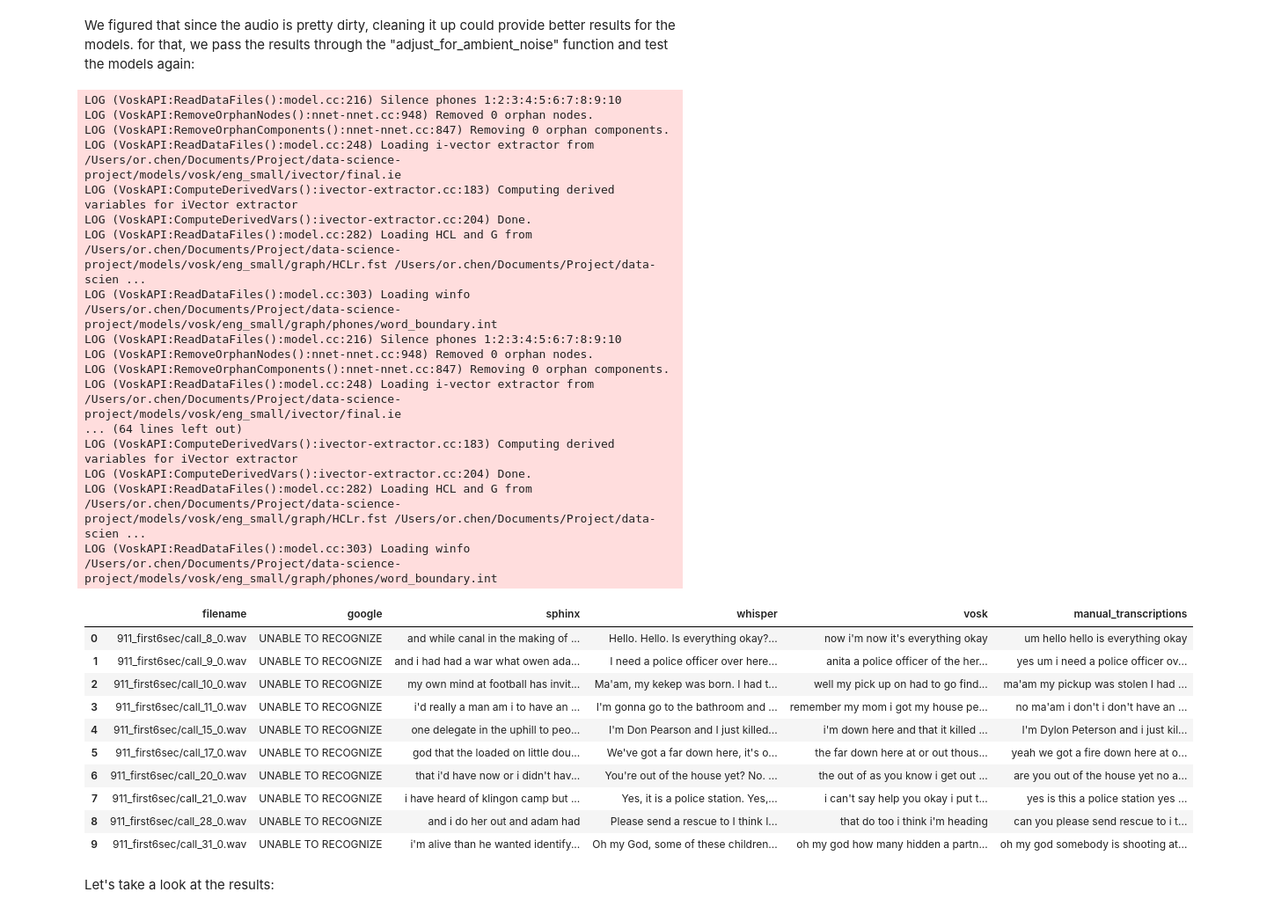
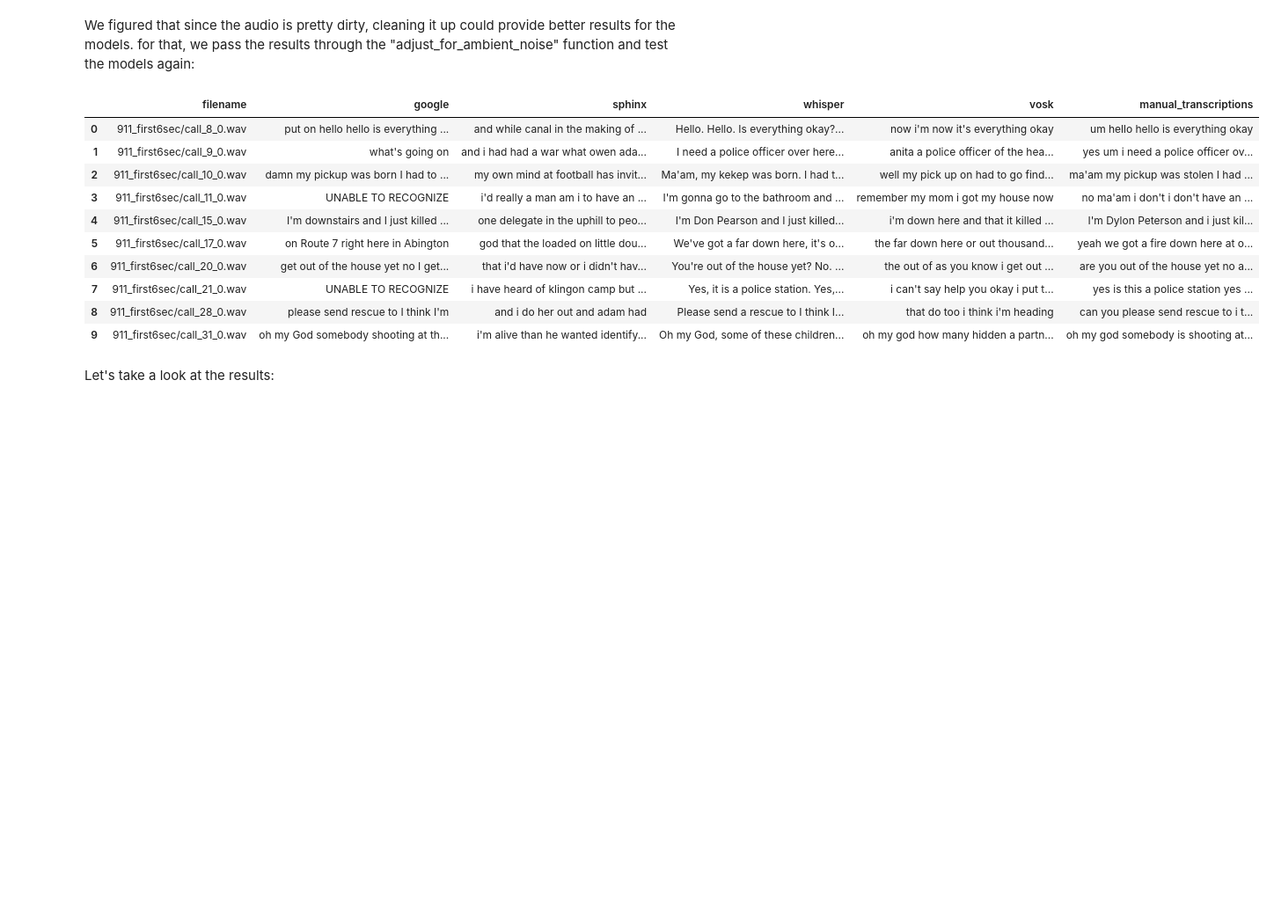
Before and after one commit to ramwtz/data-science-project, a Jupyter notebook: 911_project.ipynb, the cells around one changed output. Shown at 88% size. Drawn from its saved outputs; the diff is of its cells as text; code cells hidden in the pictures; blank space fills up the shorter version.

```diff
--- a/911_project.ipynb
+++ b/911_project.ipynb
@@ -1258,12 +1259,9 @@ def get_audio(audio_file_path, filter_noise=False):
       r.adjust_for_ambient_noise(src, duration=0.5)
     return r.record(src)
 
-def recognize_vosk(audio, model=None):
-  models_path = os.path.join(cur_dir, 'models')
-  if model is None:
-    model_path = os.path.join(models_path, 'vosk', 'eng_small')
-  else:
-    model_path = os.path.join(models_path, 'vosk', model)
+def recognize_vosk(audio, model='eng_small'):
+  models_path = os.path.join(cwd, 'models')
+  model_path = os.path.join(models_path, 'vosk', model)
 
   vosk_audio = audio.get_raw_data(convert_rate=16000, convert_width=2)
 
@@ -1384,44 +1365,29 @@ dtype: float64
 # %% [markdown]
 We figured that since the audio is pretty dirty, cleaning it up could provide better results for the models. for that, we pass the results through the "adjust_for_ambient_noise" function and test the models again:
 # %%
-transcriptions_series = filenames.progress_apply(transcribe_file, filter_noise=True)
+transcriptions_series = filenames.progress_apply(
+    transcribe_file, filter_noise=True)
 transcriptions_list = transcriptions_series.values.tolist()
 transcriptions = pd.DataFrame(transcriptions_list).rename(column_names, axis=1)
 
 assessment_clean = pd.DataFrame({"filename": filenames})
 assessment_clean = pd.concat([assessment_clean, transcriptions], axis=1)
-assessment_clean = assessment_clean.merge(manual_transcriptions, left_on='filename', right_on='filename')
+assessment_clean = assessment_clean.merge(
+    manual_transcriptions, left_on='filename', right_on='filename')
 
 assessment_clean
 # %% [output]
-LOG (VoskAPI:ReadDataFiles():model.cc:216) Silence phones 1:2:3:4:5:6:7:8:9:10
-LOG (VoskAPI:RemoveOrphanNodes():nnet-nnet.cc:948) Removed 0 orphan nodes.
-LOG (VoskAPI:RemoveOrphanComponents():nnet-nnet.cc:847) Removing 0 orphan components.
-LOG (VoskAPI:ReadDataFiles():model.cc:248) Loading i-vector extractor from /Users/or.chen/Documents/Project/data-science-project/models/vosk/eng_small/ivector/final.ie
-LOG (VoskAPI:ComputeDerivedVars():ivector-extractor.cc:183) Computing derived variables for iVector extractor
-LOG (VoskAPI:ComputeDerivedVars():ivector-extractor.cc:204) Done.
-LOG (VoskAPI:ReadDataFiles():model.cc:282) Loading HCL and G from /Users/or.chen/Documents/Project/data-science-project/models/vosk/eng_small/graph/HCLr.fst /Users/or.chen/Documents/Project/data-scien ...
-LOG (VoskAPI:ReadDataFiles():model.cc:303) Loading winfo /Users/or.chen/Documents/Project/data-science-project/models/vosk/eng_small/graph/phones/word_boundary.int
-LOG (VoskAPI:ReadDataFiles():model.cc:216) Silence phones 1:2:3:4:5:6:7:8:9:10
-LOG (VoskAPI:RemoveOrphanNodes():nnet-nnet.cc:948) Removed 0 orphan nodes.
-LOG (VoskAPI:RemoveOrphanComponents():nnet-nnet.cc:847) Removing 0 orphan components.
-LOG (VoskAPI:ReadDataFiles():model.cc:248) Loading i-vector extractor from /Users/or.chen/Documents/Project/data-science-project/models/vosk/eng_small/ivector/final.ie
-... (64 lines left out)
-LOG (VoskAPI:ComputeDerivedVars():ivector-extractor.cc:183) Computing derived variables for iVector extractor
-LOG (VoskAPI:ComputeDerivedVars():ivector-extractor.cc:204) Done.
-LOG (VoskAPI:ReadDataFiles():model.cc:282) Loading HCL and G from /Users/or.chen/Documents/Project/data-science-project/models/vosk/eng_small/graph/HCLr.fst /Users/or.chen/Documents/Project/data-scien ...
-LOG (VoskAPI:ReadDataFiles():model.cc:303) Loading winfo /Users/or.chen/Documents/Project/data-science-project/models/vosk/eng_small/graph/phones/word_boundary.int
 |  | filename | google | sphinx | whisper | vosk | manual_transcriptions |
-| 0 | 911_first6sec/call_8_0.wav | UNABLE TO RECOGNIZE | and while canal in the making of ... | Hello. Hello. Is everything okay?... | now i'm now it's everything okay | um hello hello is everything okay |
-| 1 | 911_first6sec/call_9_0.wav | UNABLE TO RECOGNIZE | and i had had a war what owen ada... | I need a police officer over here... | anita a police officer of the her... | yes um i need a police officer ov... |
-| 2 | 911_first6sec/call_10_0.wav | UNABLE TO RECOGNIZE | my own mind at football has invit... | Ma'am, my kekep was born. I had t... | well my pick up on had to go find... | ma'am my pickup was stolen I had ... |
-| 3 | 911_first6sec/call_11_0.wav | UNABLE TO RECOGNIZE | i'd really a man am i to have an ... | I'm gonna go to the bathroom and ... | remember my mom i got my house pe... | no ma'am i don't i don't have an ... |
-| 4 | 911_first6sec/call_15_0.wav | UNABLE TO RECOGNIZE | one delegate in the uphill to peo... | I'm Don Pearson and I just killed... | i'm down here and that it killed ... | I'm Dylon Peterson and i just kil... |
-| 5 | 911_first6sec/call_17_0.wav | UNABLE TO RECOGNIZE | god that the loaded on little dou... | We've got a far down here, it's o... | the far down here at or out thous... | yeah we got a fire down here at o... |
-| 6 | 911_first6sec/call_20_0.wav | UNABLE TO RECOGNIZE | that i'd have now or i didn't hav... | You're out of the house yet? No. ... | the out of as you know i get out ... | are you out of the house yet no a... |
+| 0 | 911_first6sec/call_8_0.wav | put on hello hello is everything ... | and while canal in the making of ... | Hello. Hello. Is everything okay?... | now i'm now it's everything okay | um hello hello is everything okay |
+| 1 | 911_first6sec/call_9_0.wav | what's going on | and i had had a war what owen ada... | I need a police officer over here... | anita a police officer of the hea... | yes um i need a police officer ov... |
+| 2 | 911_first6sec/call_10_0.wav | damn my pickup was born I had to ... | my own mind at football has invit... | Ma'am, my kekep was born. I had t... | well my pick up on had to go find... | ma'am my pickup was stolen I had ... |
+| 3 | 911_first6sec/call_11_0.wav | UNABLE TO RECOGNIZE | i'd really a man am i to have an ... | I'm gonna go to the bathroom and ... | remember my mom i got my house now | no ma'am i don't i don't have an ... |
+| 4 | 911_first6sec/call_15_0.wav | I'm downstairs and I just killed ... | one delegate in the uphill to peo... | I'm Don Pearson and I just killed... | i'm down here and that it killed ... | I'm Dylon Peterson and i just kil... |
+| 5 | 911_first6sec/call_17_0.wav | on Route 7 right here in Abington | god that the loaded on little dou... | We've got a far down here, it's o... | the far down here or out thousand... | yeah we got a fire down here at o... |
+| 6 | 911_first6sec/call_20_0.wav | get out of the house yet no I get... | that i'd have now or i didn't hav... | You're out of the house yet? No. ... | the out of as you know i get out ... | are you out of the house yet no a... |
 | 7 | 911_first6sec/call_21_0.wav | UNABLE TO RECOGNIZE | i have heard of klingon camp but ... | Yes, it is a police station. Yes,... | i can't say help you okay i put t... | yes is this a police station yes ... |
-| 8 | 911_first6sec/call_28_0.wav | UNABLE TO RECOGNIZE | and i do her out and adam had | Please send a rescue to I think I... | that do too i think i'm heading | can you please send rescue to i t... |
-| 9 | 911_first6sec/call_31_0.wav | UNABLE TO RECOGNIZE | i'm alive than he wanted identify... | Oh my God, some of these children... | oh my god how many hidden a partn... | oh my god somebody is shooting at... |
+| 8 | 911_first6sec/call_28_0.wav | please send rescue to I think I'm | and i do her out and adam had | Please send a rescue to I think I... | that do too i think i'm heading | can you please send rescue to i t... |
+| 9 | 911_first6sec/call_31_0.wav | oh my God somebody shooting at th... | i'm alive than he wanted identify... | Oh my God, some of these children... | oh my god how many hidden a partn... | oh my god somebody is shooting at... |
 # %% [markdown]
 Let's take a look at the results:
 # %%
```
Also changed, not shown: parts of 42 cells of this notebook.
